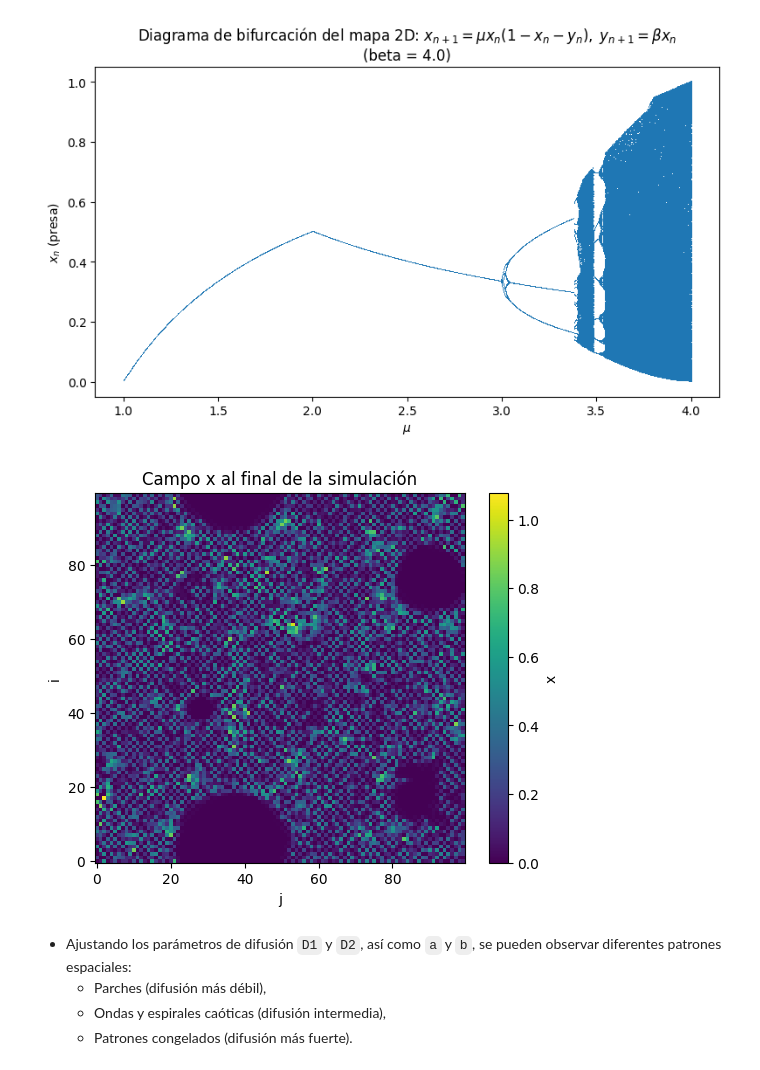
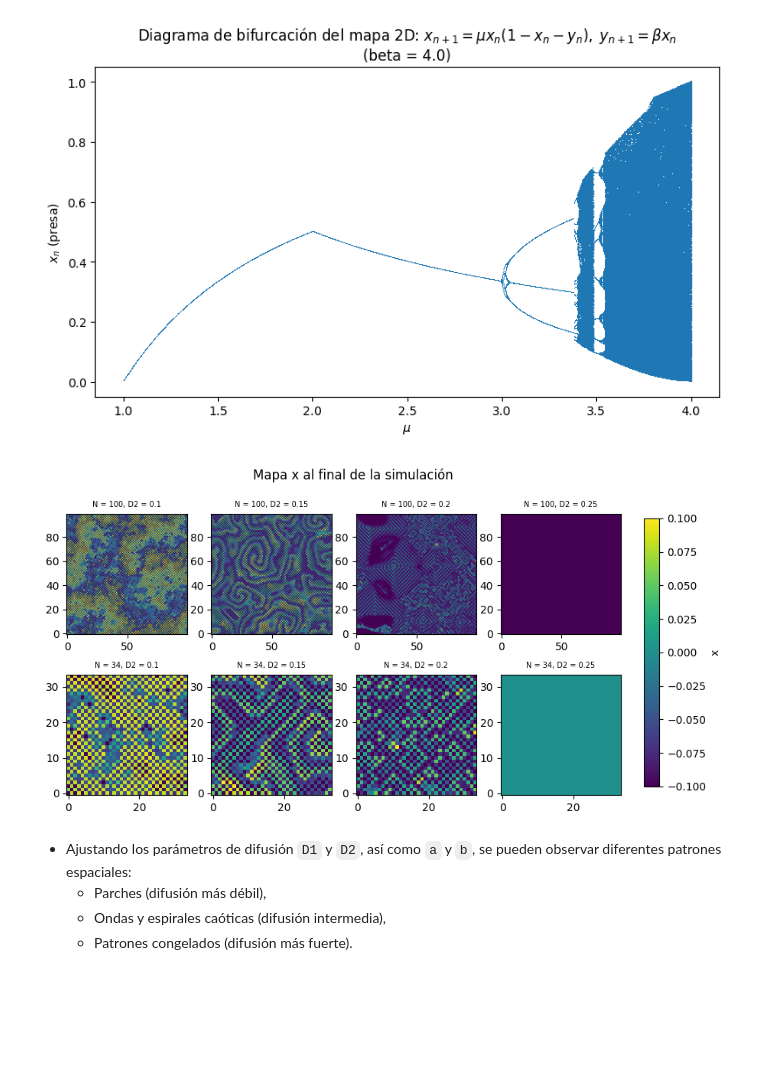
Before and after one commit to EduardoGarcia528/Tesis, a Jupyter notebook: Miramontes/Tarea_20_Eduardo_Garcia.ipynb, the cells around one changed output. Cells and saved outputs as stored; diff of their text form; code cells hidden in the pictures; blank space fills up the shorter version.

```diff
--- a/Miramontes/Tarea_20_Eduardo_Garcia.ipynb
+++ b/Miramontes/Tarea_20_Eduardo_Garcia.ipynb
@@ -73,17 +73,28 @@ plt.show()
 # %%
 from coupledmap_2D import simular_lv_cml
 
-x, y = simular_lv_cml(N=100, pasos=9_000, a=4.0, b=4.0, D1=0.099, D2=0.249, seed=42)
+campos = [[100,0.10],[100,0.15],[100,0.20],[100,0.25],[34,0.10],[34,0.15],[34,0.20],[34,0.25]]
 
-plt.figure()
-plt.title("Campo x al final de la simulación")
-im = plt.imshow(x, origin="lower")
-plt.colorbar(im, label="x")
-plt.xlabel("j")
-plt.ylabel("i")
+fig, axs = plt.subplots(2, 4, figsize=(10, 5))
+axs = axs.ravel()
+
+im = None
+for k, ax in enumerate(axs):
+    x, y = simular_lv_cml(N=campos[k][0], pasos=9_000, a=4.0, b=4.0, D1=0.099, D2=campos[k][1], seed=42)
+    im = ax.imshow(x, origin="lower")
+    ax.set_title(f"N = {campos[k][0]}, D2 = {campos[k][1]}", fontsize=7)
+
+fig.subplots_adjust(right=0.85)
+
+# Eje exclusivo para el colorbar: [left, bottom, width, height] en coords de figura
+cbar_ax = fig.add_axes([0.88, 0.15, 0.02, 0.7])
+fig.colorbar(im, cax=cbar_ax, label="x")
+
+fig.suptitle("Mapa x al final de la simulación", y=0.98)
+# plt.tight_layout()
 plt.show()
 # %% [output]
-[figure, old version]
+[figure, new version]
 # %% [markdown]
 - Ajustando los parámetros de difusión `D1` y `D2`, así como `a` y `b`,
   se pueden observar diferentes patrones espaciales:
```
Also changed, not shown: 7 other files.
